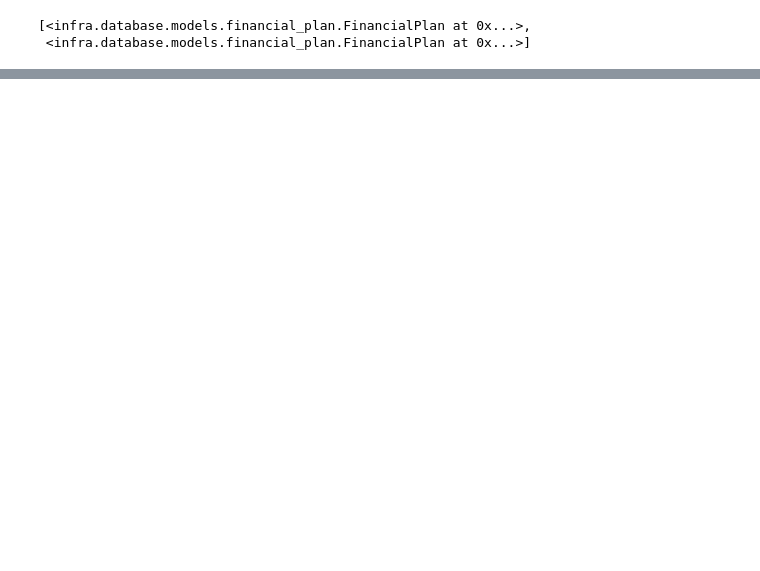
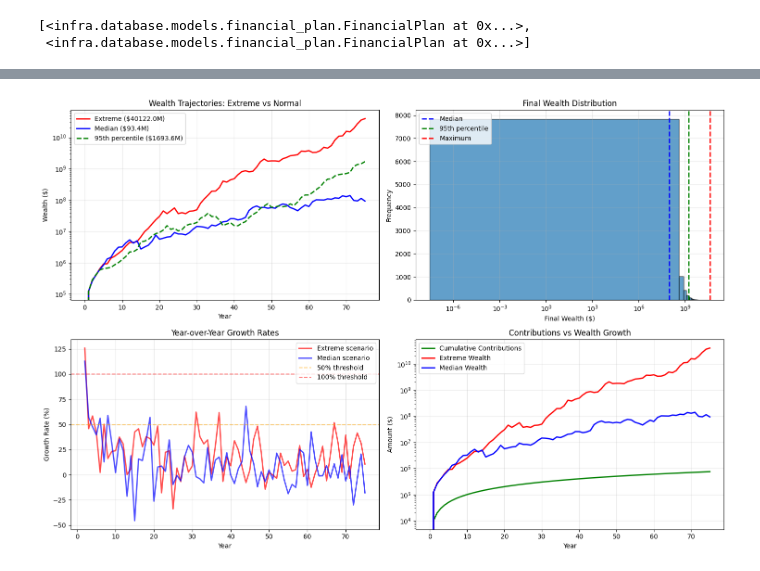
Before and after one commit to OBramalam/AdviceTools, a Jupyter notebook: dev.ipynb, the cells around one changed output, grey strips where cells are left out. Drawn from its saved outputs; the diff is of its cells as text; code cells hidden in the pictures; blank space fills up the shorter version.

```diff
--- a/dev.ipynb
+++ b/dev.ipynb
@@ -32,0 +704,88 @@ plan
+# %%
+# Optional: Visualize the extreme scenario trajectory
+import matplotlib.pyplot as plt
+
+# Ensure we have the variables
+try:
+    _ = final_wealth
+except NameError:
+    final_wealth = result.aggregated.nominal.simulation_data[:, -1]
+
+try:
+    _ = extreme_count
+except NameError:
+    extreme_count = len(np.where(final_wealth > 100_000_000)[0])
+
+if extreme_count > 0 or np.max(final_wealth) > 1_000_000:
+    most_extreme_idx = np.argmax(final_wealth)
+    median_idx = np.argsort(final_wealth)[len(final_wealth) // 2]
+    p95_idx = np.argsort(final_wealth)[int(len(final_wealth) * 0.95)]
+
+    fig, axes = plt.subplots(2, 2, figsize=(15, 10))
+
+    # Plot 1: Wealth trajectories
+    ax1 = axes[0, 0]
+    extreme_traj = result.aggregated.nominal.simulation_data[most_extreme_idx, :]
+    median_traj = result.aggregated.nominal.simulation_data[median_idx, :]
+    p95_traj = result.aggregated.nominal.simulation_data[p95_idx, :]
+
+    years = np.arange(len(extreme_traj))
+    ax1.plot(years, extreme_traj, 'r-', linewidth=2, label=f'Extreme (${extreme_traj[-1]/1e6:.1f}M)')
+    ax1.plot(years, median_traj, 'b-', linewidth=2, label=f'Median (${median_traj[-1]/1e6:.1f}M)')
+    ax1.plot(years, p95_traj, 'g--', linewidth=2, label=f'95th percentile (${p95_traj[-1]/1e6:.1f}M)')
+    ax1.set_xlabel('Year')
+    ax1.set_ylabel('Wealth ($)')
+    ax1.set_title('Wealth Trajectories: Extreme vs Normal')
+    ax1.legend()
+    ax1.grid(True, alpha=0.3)
+    ax1.set_yscale('log')  # Log scale to see both
+
+    # Plot 2: Final wealth distribution
+    ax2 = axes[0, 1]
+    ax2.hist(final_wealth, bins=100, edgecolor='black', alpha=0.7)
+    ax2.axvline(np.median(final_wealth), color='blue', linestyle='--', linewidth=2, label='Median')
+    ax2.axvline(np.percentile(final_wealth, 95), color='green', linestyle='--', linewidth=2, label='95th percentile')
+    ax2.axvline(np.max(final_wealth), color='red', linestyle='--', linewidth=2, label='Maximum')
+    ax2.set_xlabel('Final Wealth ($)')
+    ax2.set_ylabel('Frequency')
+    ax2.set_title('Final Wealth Distribution')
+    ax2.legend()
+    ax2.grid(True, alpha=0.3)
+    ax2.set_xscale('log')
+
+    # Plot 3: Year-over-year growth rates (extreme scenario)
+    ax3 = axes[1, 0]
+    extreme_growth = np.diff(extreme_traj) / extreme_traj[:-1] * 100
+    median_growth = np.diff(median_traj) / median_traj[:-1] * 100
+
+    ax3.plot(years[1:], extreme_growth, 'r-', linewidth=2, label='Extreme scenario', alpha=0.7)
+    ax3.plot(years[1:], median_growth, 'b-', linewidth=2, label='Median scenario', alpha=0.7)
+    ax3.axhline(50, color='orange', linestyle='--', alpha=0.5, label='50% threshold')
+    ax3.axhline(100, color='red', linestyle='--', alpha=0.5, label='100% threshold')
+    ax3.set_xlabel('Year')
+    ax3.set_ylabel('Growth Rate (%)')
+    ax3.set_title('Year-over-Year Growth Rates')
+    ax3.legend()
+    ax3.grid(True, alpha=0.3)
+
+    # Plot 4: Cumulative contributions vs wealth
+    ax4 = axes[1, 1]
+    total_contributions = 10000 * np.arange(len(extreme_traj))
+    ax4.plot(years, total_contributions, 'g-', linewidth=2, label='Cumulative Contributions')
+    ax4.plot(years, extreme_traj, 'r-', linewidth=2, label='Extreme Wealth')
+    ax4.plot(years, median_traj, 'b-', linewidth=2, label='Median Wealth')
+    ax4.set_xlabel('Year')
+    ax4.set_ylabel('Amount ($)')
+    ax4.set_title('Contributions vs Wealth Growth')
+    ax4.legend()
+    ax4.grid(True, alpha=0.3)
+    ax4.set_yscale('log')
+
+    plt.tight_layout()
+    plt.show()
+
+    print("Visualization complete!")
+else:
+    print("No extreme scenarios to visualize.")
+# %% [output]
+[figure, added]
```
Also changed, not shown: parts of 12 cells of this notebook, 31 other files.
